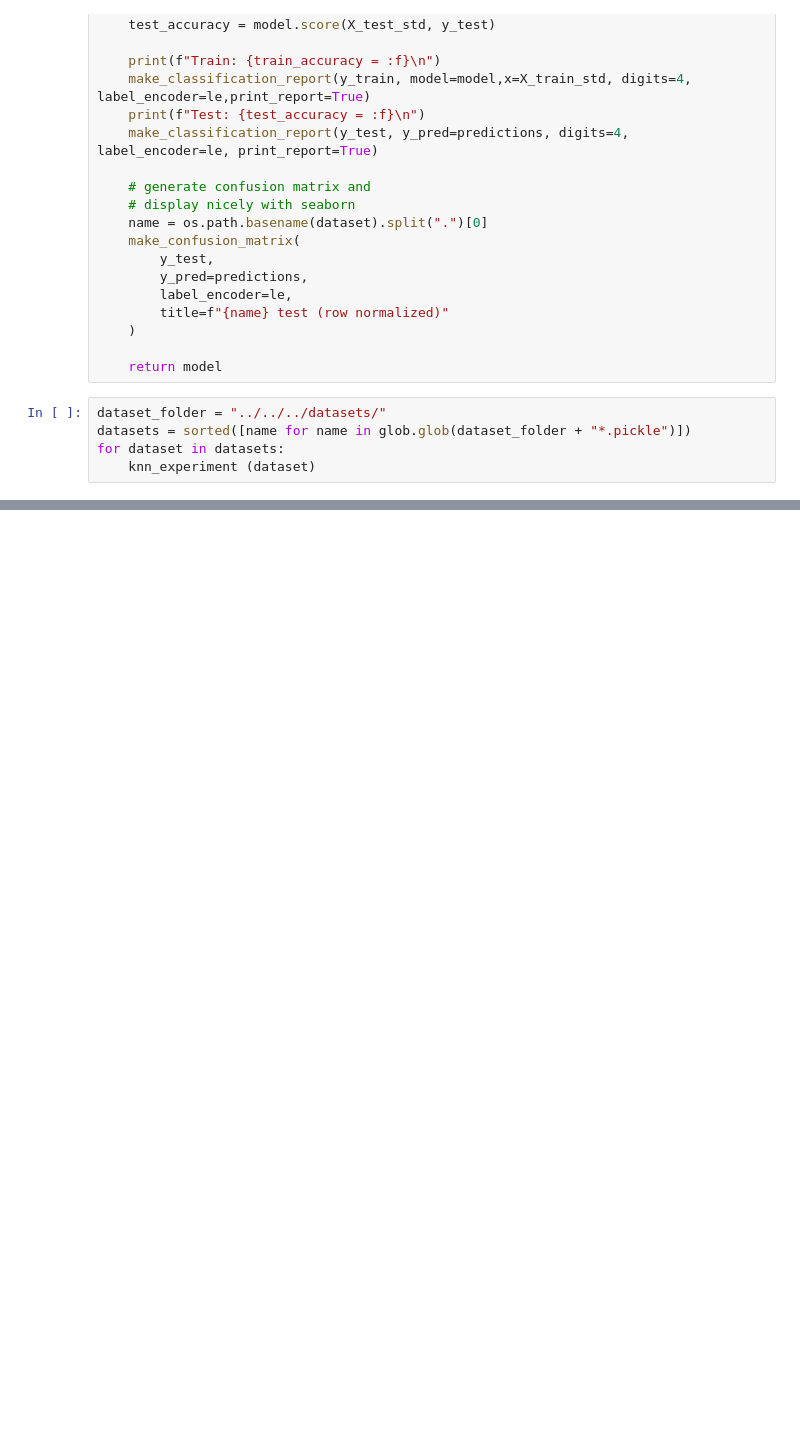
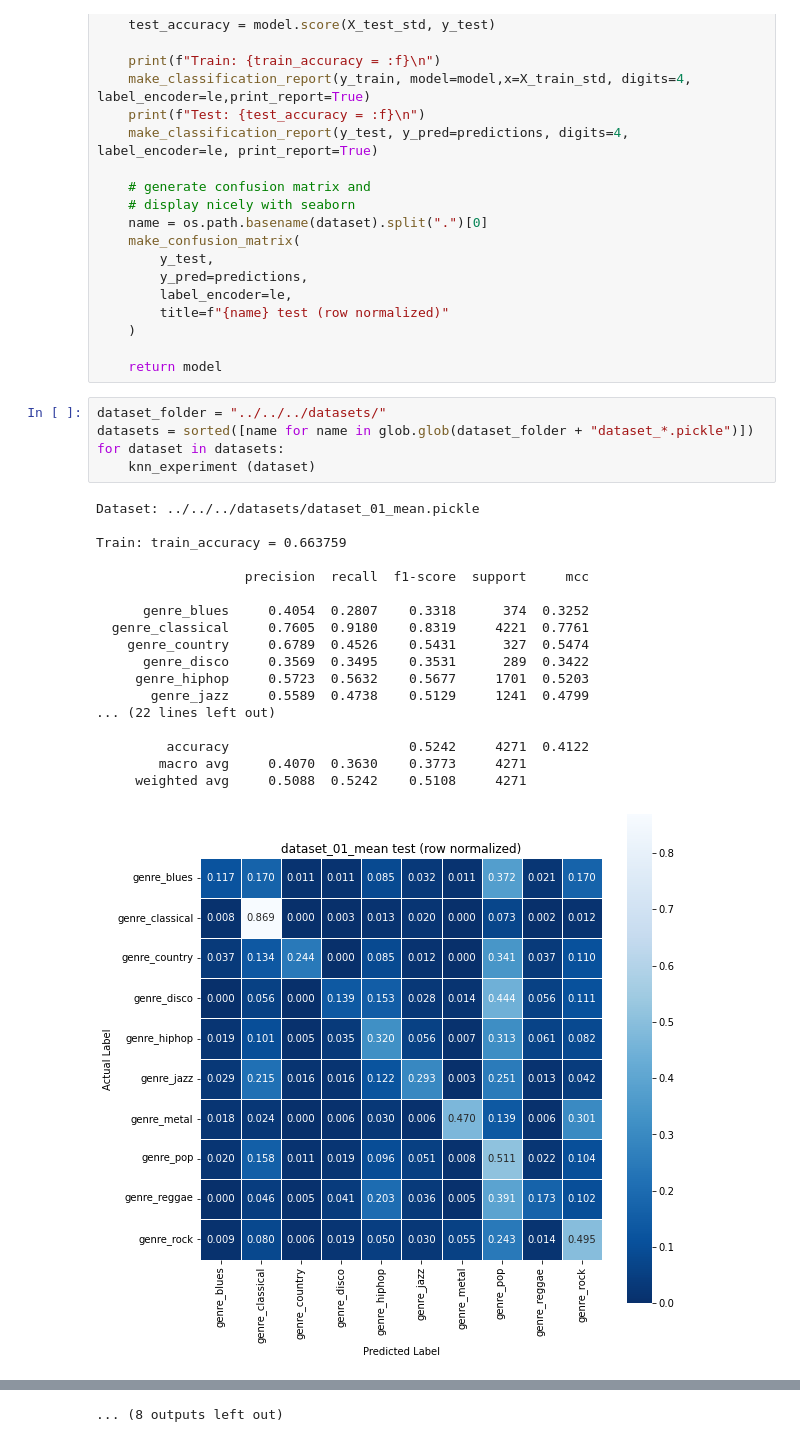
Before and after one commit to RERobbins/mids_w207_music_genre, a Jupyter notebook: member_workspaces/rich/models/02_sklearn_knn.ipynb, the cells around one changed output, grey strips where cells are left out. Cells and saved outputs as stored; diff of their text form; blank space fills up the shorter version.

```diff
--- a/member_workspaces/rich/models/02_sklearn_knn.ipynb
+++ b/member_workspaces/rich/models/02_sklearn_knn.ipynb
@@ -58,6 +58,25 @@ def knn_experiment(dataset, n_neighbors=5):
     return model
 # %%
 dataset_folder = "../../../datasets/"
-datasets = sorted([name for name in glob.glob(dataset_folder + "*.pickle")])
+datasets = sorted([name for name in glob.glob(dataset_folder + "dataset_*.pickle")])
 for dataset in datasets:
     knn_experiment (dataset)
+# %% [output]
+Dataset: ../../../datasets/dataset_01_mean.pickle
+
+Train: train_accuracy = 0.663759
+
+                   precision  recall  f1-score  support     mcc
+
+      genre_blues     0.4054  0.2807    0.3318      374  0.3252
+  genre_classical     0.7605  0.9180    0.8319     4221  0.7761
+    genre_country     0.6789  0.4526    0.5431      327  0.5474
+      genre_disco     0.3569  0.3495    0.3531      289  0.3422
+     genre_hiphop     0.5723  0.5632    0.5677     1701  0.5203
+       genre_jazz     0.5589  0.4738    0.5129     1241  0.4799
+... (22 lines left out)
+
+         accuracy                       0.5242     4271  0.4122
+        macro avg     0.4070  0.3630    0.3773     4271
+     weighted avg     0.5088  0.5242    0.5108     4271
+[figure, added]
@@ -63,0 +173 @@ for dataset in datasets:
+... (8 outputs left out)
```
Also changed, not shown: parts of 1 cell of this notebook, 6 other files.
